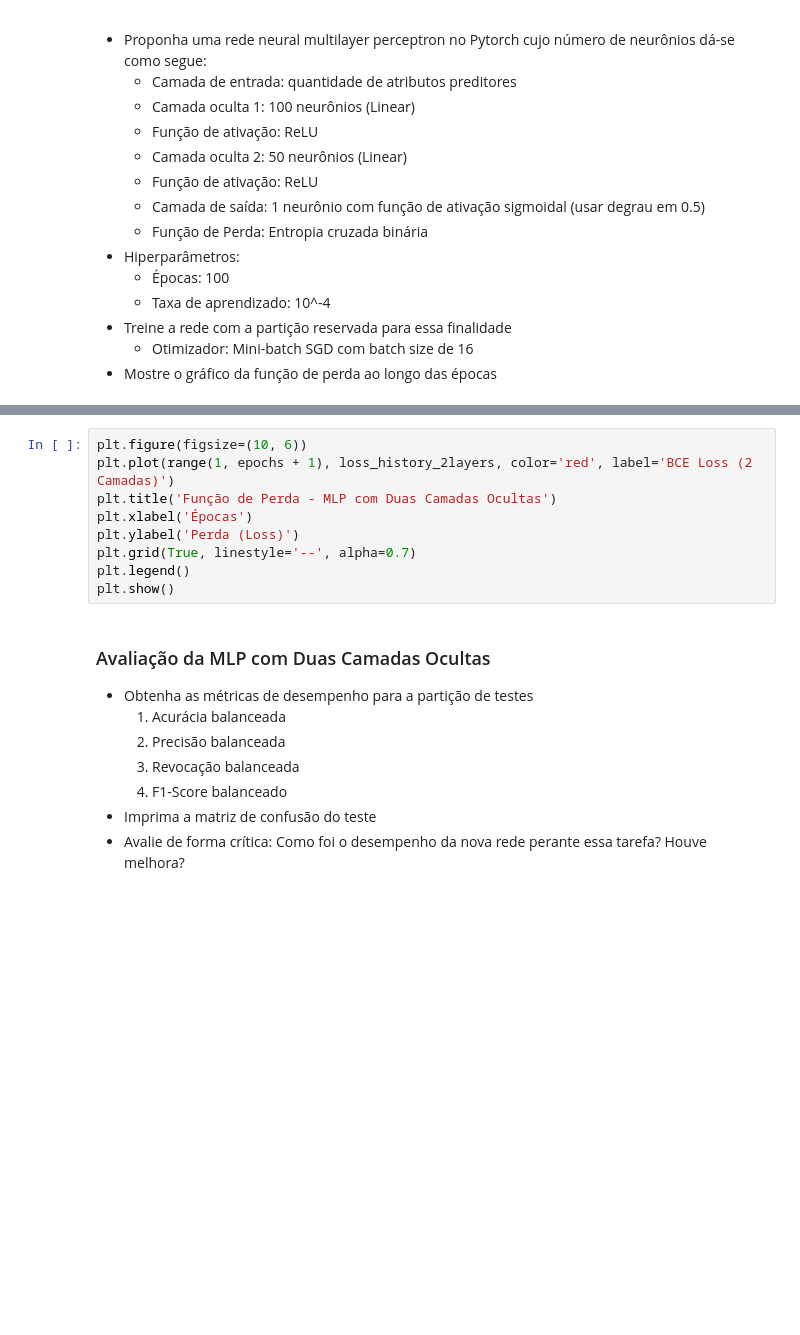
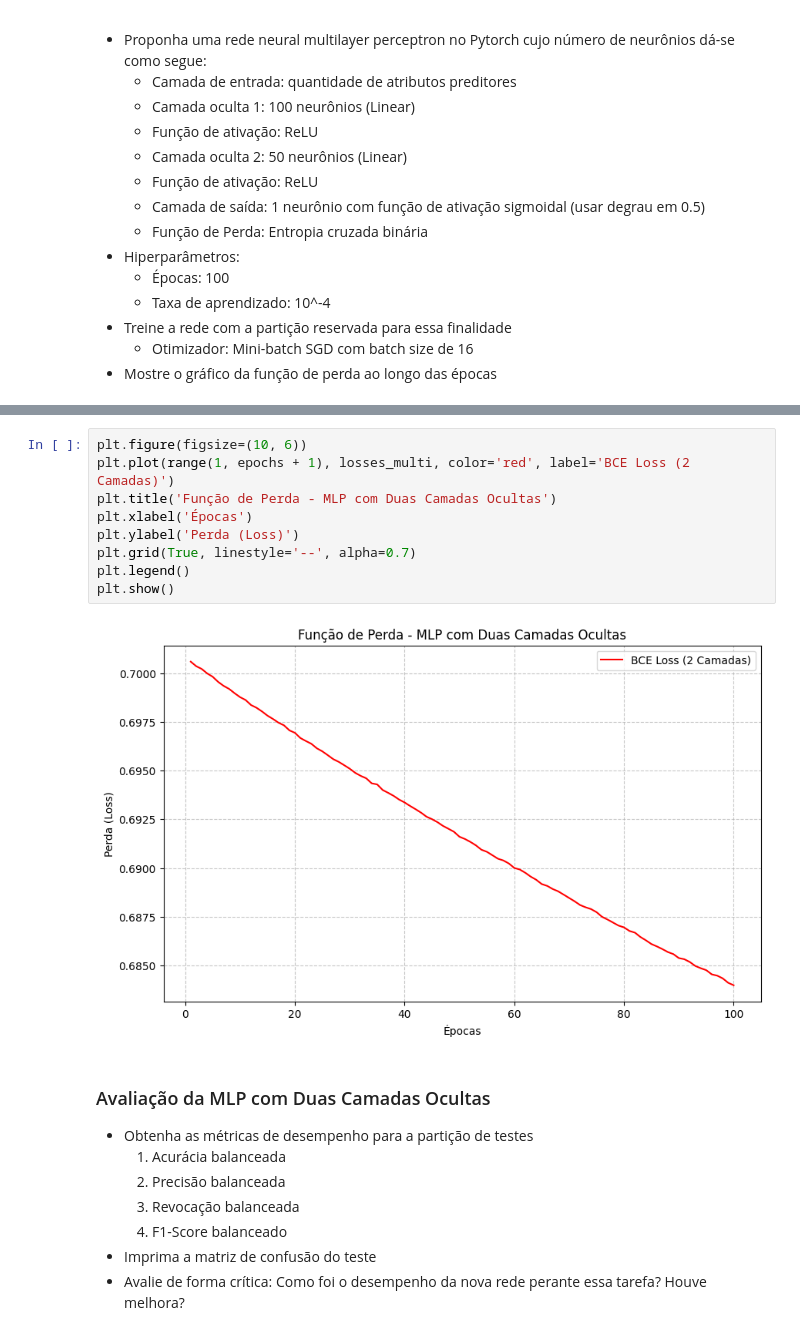
Before and after one commit to RaffaellaSantos/rede_mlp, a Jupyter notebook: Topicos1-2026.1-Tarefa2.ipynb, the cells around one changed output, grey strips where cells are left out. Cells and saved outputs as stored; diff of their text form; blank space fills up the shorter version.

Commit message:
feat: Rede MLP de duas camadas ocultas

```diff
--- a/Topicos1-2026.1-Tarefa2.ipynb
+++ b/Topicos1-2026.1-Tarefa2.ipynb
@@ -374,12 +385,14 @@ for epoch in range(epochs):
 # %%
 plt.figure(figsize=(10, 6))
-plt.plot(range(1, epochs + 1), loss_history_2layers, color='red', label='BCE Loss (2 Camadas)')
+plt.plot(range(1, epochs + 1), losses_multi, color='red', label='BCE Loss (2 Camadas)')
 plt.title('Função de Perda - MLP com Duas Camadas Ocultas')
 plt.xlabel('Épocas')
 plt.ylabel('Perda (Loss)')
 plt.grid(True, linestyle='--', alpha=0.7)
 plt.legend()
 plt.show()
+# %% [output]
+[figure, added]
 # %% [markdown]
 ### Avaliação da MLP com Duas Camadas Ocultas
 
```
Also changed, not shown: parts of 7 cells of this notebook.
